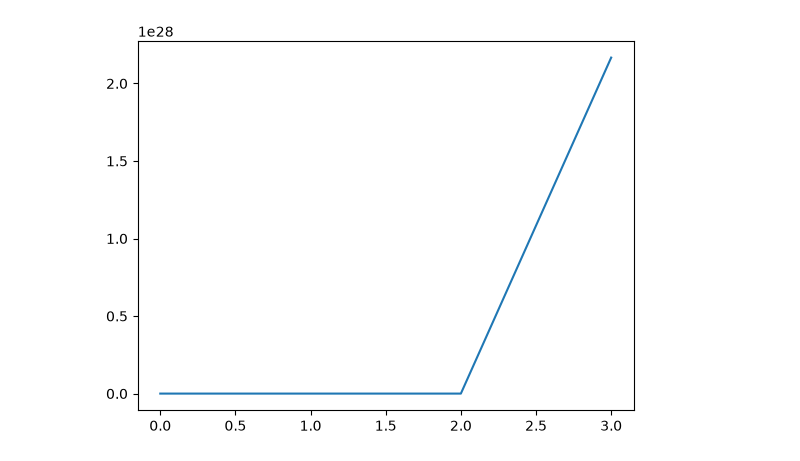
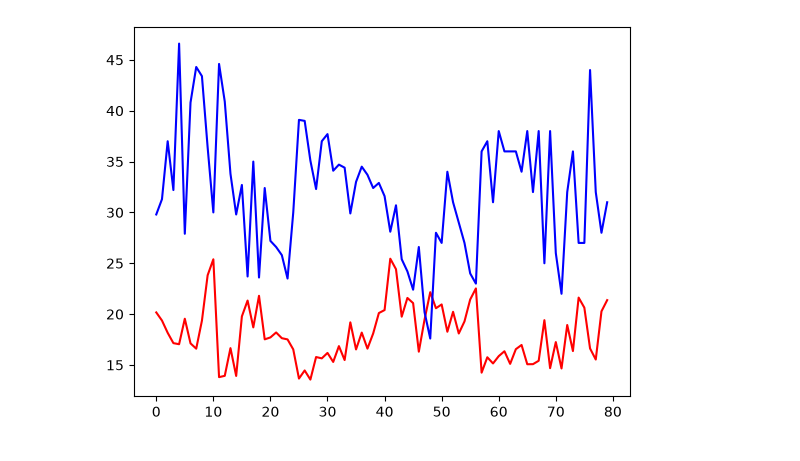
Before and after one commit to siddharth-mcs26-web/Machine-Learning, a Jupyter notebook: data.ipynb, the cells around one changed output. Cells and saved outputs as stored; diff of their text form; code cells hidden in the pictures.

```diff
--- a/data.ipynb
+++ b/data.ipynb
@@ -3,52 +3,61 @@ from ucimlrepo import fetch_ucirepo
 import pandas as pd
 import torch
 import matplotlib.pyplot as plt
+
 auto_mpg = fetch_ucirepo(id=9)
 X = auto_mpg.data.features
 y = auto_mpg.data.targets
 df = pd.DataFrame(X)
 target = pd.DataFrame(y)
+split = int(target.shape[0]*0.80)
 df["horsepower"] = df["horsepower"].fillna(df["horsepower"].mean())
-displacement = torch.tensor(df["displacement"].values, dtype=torch.float32)
-cylinders = torch.tensor(df["cylinders"].values, dtype=torch.float32)
-horsepower = torch.tensor(df["horsepower"].values, dtype = torch.float32)
-weight = torch.tensor(df["weight"].values, dtype=torch.float32)
-acceleration = torch.tensor(df["acceleration"].values, dtype=torch.float32)
-Y = torch.tensor(target["mpg"].values, dtype = torch.float32)
+displacement_train = torch.tensor(df["displacement"].values[:split], dtype=torch.float32)
+cylinders_train = torch.tensor(df["cylinders"].values[:split], dtype=torch.float32)
+horsepower_train = torch.tensor(df["horsepower"].values[:split], dtype = torch.float32)
+weight_train = torch.tensor(df["weight"].values[:split], dtype=torch.float32)
+acceleration_train = torch.tensor(df["acceleration"].values[:split], dtype=torch.float32)
+Y_train = torch.tensor(target["mpg"].values[:split], dtype = torch.float32)
+displacement_test = torch.tensor(df["displacement"].values[split:], dtype=torch.float32)
+cylinders_test = torch.tensor(df["cylinders"].values[split:], dtype=torch.float32)
+horsepower_test = torch.tensor(df["horsepower"].values[split:], dtype = torch.float32)
+weight_test = torch.tensor(df["weight"].values[split:], dtype=torch.float32)
+acceleration_test = torch.tensor(df["acceleration"].values[split:], dtype=torch.float32)
+Y_test = torch.tensor(target["mpg"].values[split:], dtype = torch.float32)
 w1 = torch.tensor(0.0, requires_grad=True)
 w2 = torch.tensor(0.0, requires_grad=True)
 w3 = torch.tensor(0.0, requires_grad=True)
 w4 = torch.tensor(0.0, requires_grad=True)
 w5 = torch.tensor(0.0, requires_grad=True)
 b = torch.tensor(0.0, requires_grad=True)
-epochs = 1000
-learning_rate = 0.001
+epochs = 100000
+learning_rate = 0.000000001
 loss_plot = []
 for i in range(epochs):
-    y_pred = displacement*w1 + cylinders*w2 + horsepower*w3 + weight*w4 + acceleration*w5 + b
+    y_pred = displacement_train*w1 + cylinders_train*w2 + horsepower_train*w3 + weight_train*w4 + acceleration_train*w5 + b
 
-    loss = ((y_pred-Y)**2).mean()
+    loss = ((y_pred-Y_train)**2).mean()
 
     loss_plot.append(loss.item())
     loss.backward()
 
     with torch.no_grad():
         w1 -= learning_rate*w1.grad
         w2 -= learning_rate*w2.grad
         w3 -= learning_rate*w3.grad
         w4 -= learning_rate*w4.grad
         w5 -= learning_rate*w5.grad
         b -= learning_rate*b.grad
 
     w1.grad = None
     w2.grad = None
     w3.grad = None
     w4.grad = None
     w5.grad = None
     b.grad = None
 
-
-plt.plot(loss_plot)
+Y_predictions = w1*displacement_test + w2*cylinders_test + w3*horsepower_test + w4*weight_test + w5*acceleration_test + b
+plt.plot(Y_predictions.detach().numpy(), color='red')
+plt.plot(Y_test.detach().numpy(), color='blue')
 plt.show()
 # %% [output]
-[figure, old version]
+[figure, new version]
```
Also changed, not shown: parts of 1 cell of this notebook.
